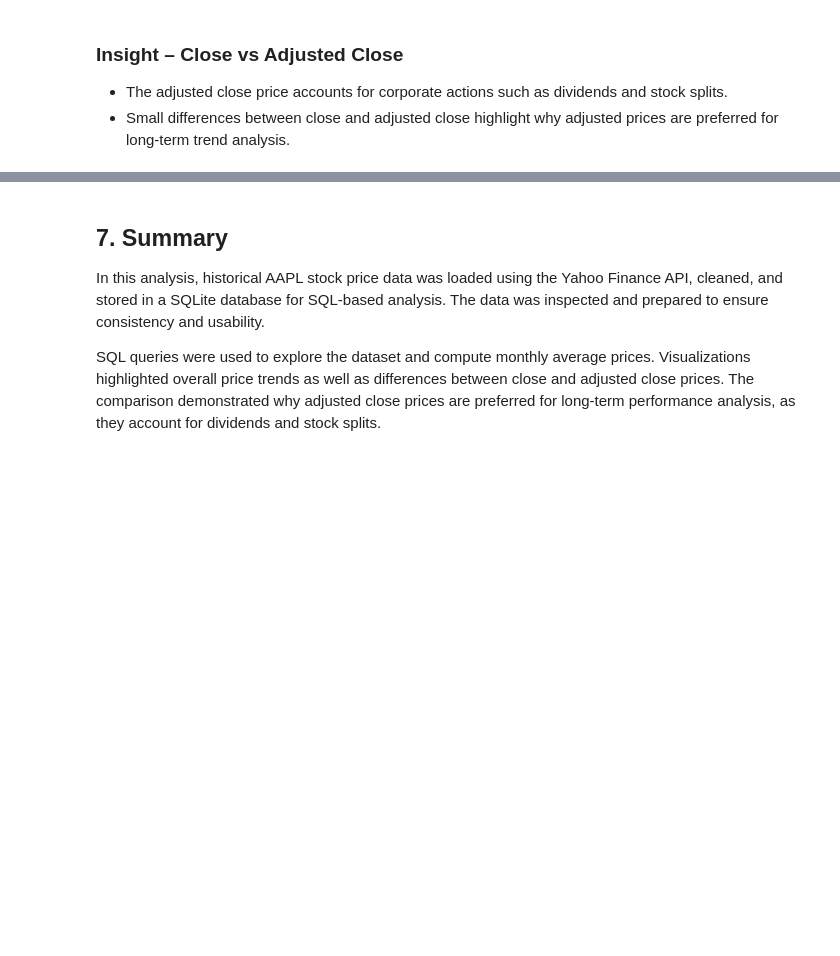
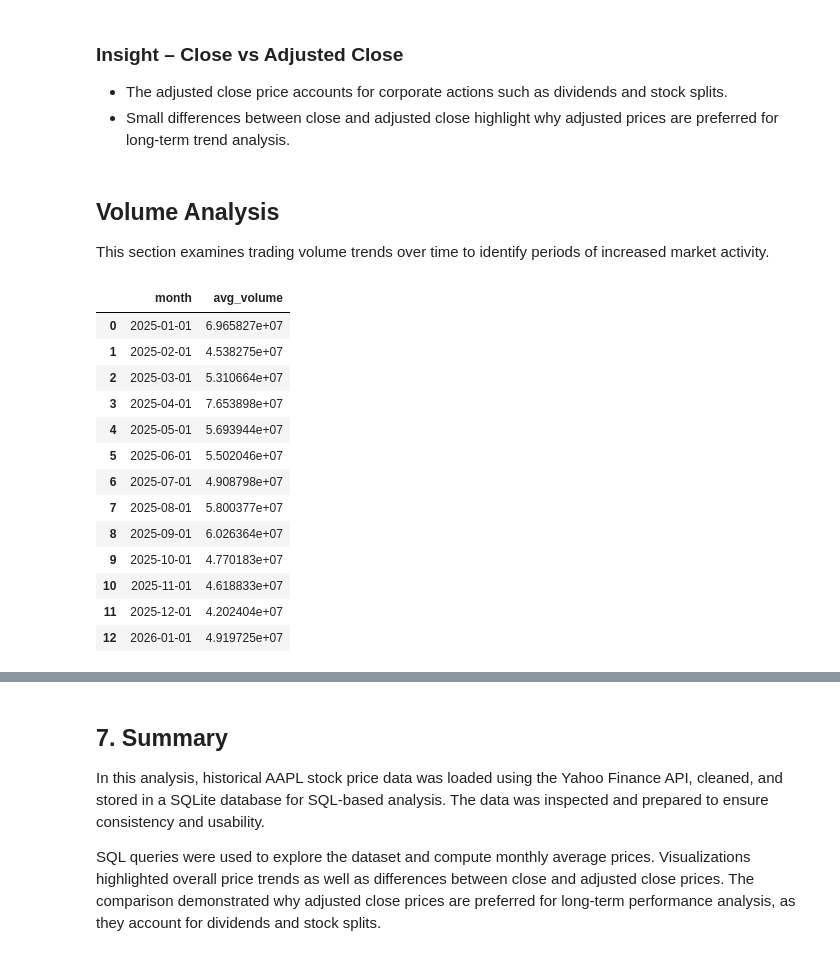
Before and after one commit to smbabar1966-glitch/Stock-Price-Analysis-Python-SQL, a Jupyter notebook: Stock_Revenue_Analysis.ipynb, the cells around one changed output, grey strips where cells are left out. Saved outputs shown, nothing was run; the diff lists cells and outputs as text; code cells hidden in the pictures; blank space fills up the shorter version.

```diff
--- a/Stock_Revenue_Analysis.ipynb
+++ b/Stock_Revenue_Analysis.ipynb
@@ -361,3 +361,34 @@ plt.show()
 ### Insight – Close vs Adjusted Close
 - The adjusted close price accounts for corporate actions such as dividends and stock splits.
 - Small differences between close and adjusted close highlight why adjusted prices are preferred for long-term trend analysis.
+# %% [markdown]
+## Volume Analysis
+
+This section examines trading volume trends over time to identify periods of increased market activity.
+# %%
+volume_df = pd.read_sql("""
+SELECT
+    strftime('%Y-%m', date) AS month,
+    AVG(volume_aapl) AS avg_volume
+FROM stock_prices
+GROUP BY month
+ORDER BY month
+""", conn)
+
+volume_df["month"] = pd.to_datetime(volume_df["month"])
+volume_df
+# %% [output]
+|  | month | avg_volume |
+| 0 | 2025-01-01 | 6.965827e+07 |
+| 1 | 2025-02-01 | 4.538275e+07 |
+| 2 | 2025-03-01 | 5.310664e+07 |
+| 3 | 2025-04-01 | 7.653898e+07 |
+| 4 | 2025-05-01 | 5.693944e+07 |
+| 5 | 2025-06-01 | 5.502046e+07 |
+| 6 | 2025-07-01 | 4.908798e+07 |
+| 7 | 2025-08-01 | 5.800377e+07 |
+| 8 | 2025-09-01 | 6.026364e+07 |
+| 9 | 2025-10-01 | 4.770183e+07 |
+| 10 | 2025-11-01 | 4.618833e+07 |
+| 11 | 2025-12-01 | 4.202404e+07 |
+| 12 | 2026-01-01 | 4.919725e+07 |
```
Also changed, not shown: parts of 2 cells of this notebook.
